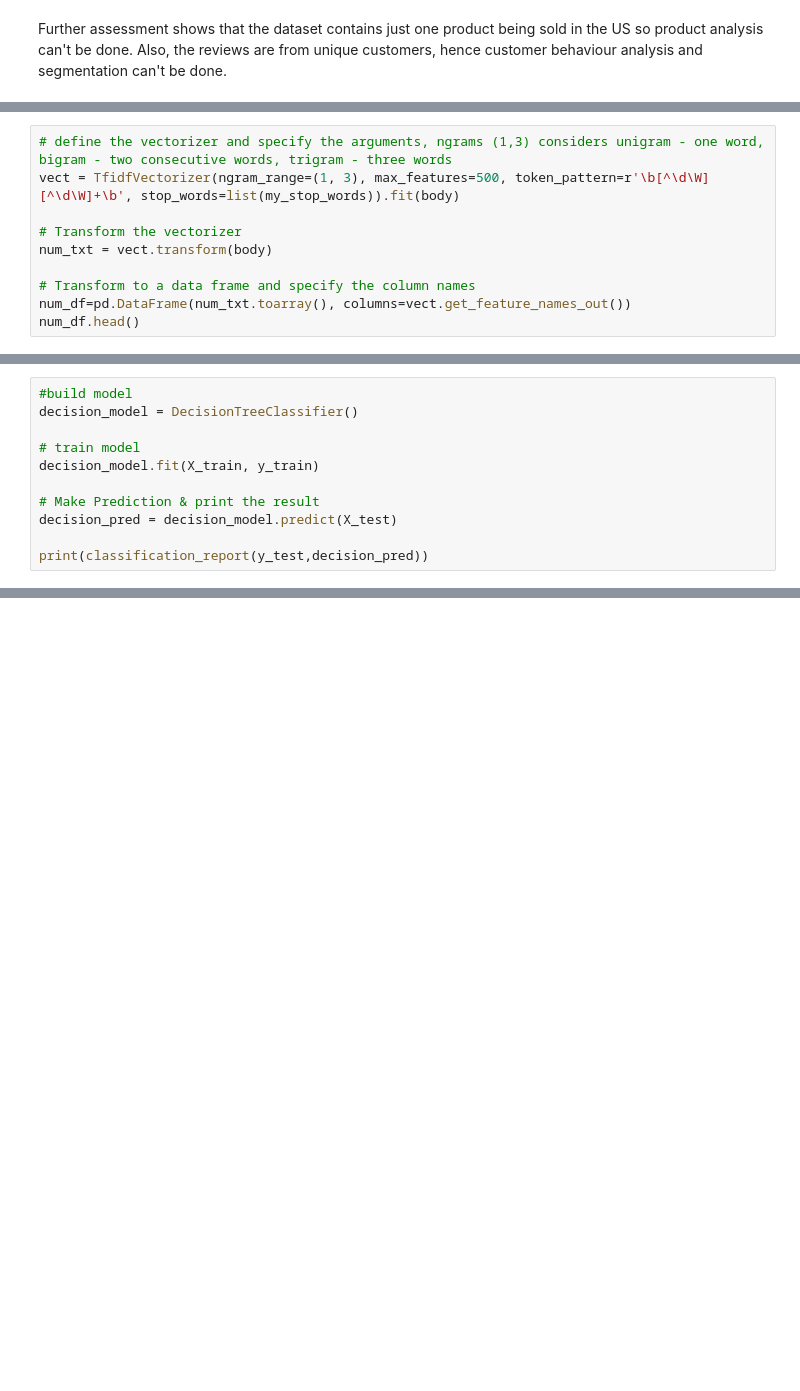
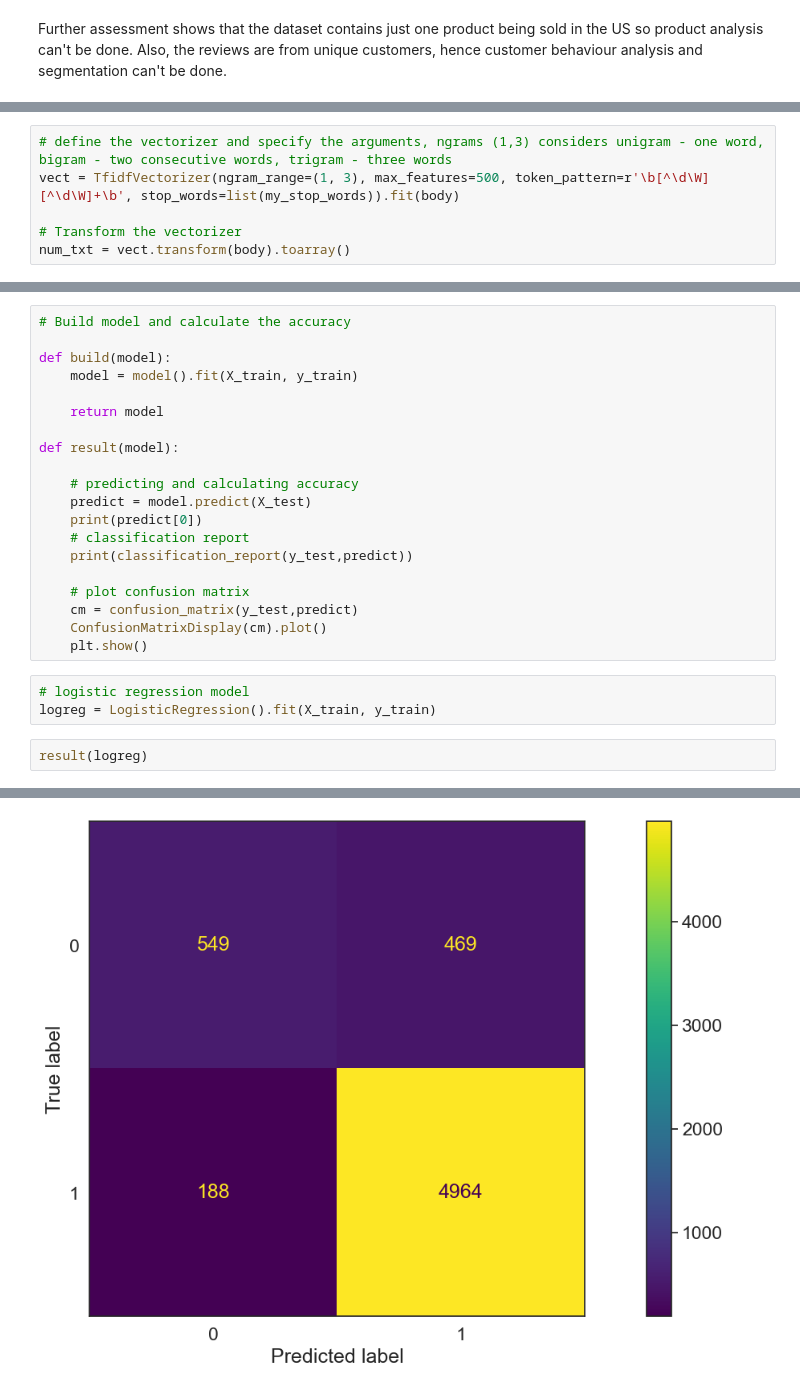
Before and after one commit to PeaceUdoka/Sentiment-analysis-with-python, a Jupyter notebook: Sentiment Analysis With Python.ipynb, the cells around one changed output, grey strips where cells are left out. Drawn from its saved outputs; the diff is of its cells as text; blank space fills up the shorter version.

```diff
--- a/Sentiment Analysis With Python.ipynb
+++ b/Sentiment Analysis With Python.ipynb
@@ -320,8 +322,4 @@ Further assessment shows that the dataset contains just one product being sold i
 vect = TfidfVectorizer(ngram_range=(1, 3), max_features=500, token_pattern=r'\b[^\d\W][^\d\W]+\b', stop_words=list(my_stop_words)).fit(body)
 
 # Transform the vectorizer
-num_txt = vect.transform(body)
-
-# Transform to a data frame and specify the column names
-num_df=pd.DataFrame(num_txt.toarray(), columns=vect.get_feature_names_out())
-num_df.head()
+num_txt = vect.transform(body).toarray()
@@ -449,11 +336,0 @@ plt.show()
-# %%
-#build model
-decision_model = DecisionTreeClassifier()
-
-# train model
-decision_model.fit(X_train, y_train)
-
-# Make Prediction & print the result
-decision_pred = decision_model.predict(X_test)
-
-print(classification_report(y_test,decision_pred))
@@ -475,0 +337,26 @@ plt.show()
+# %%
+# Build model and calculate the accuracy
+
+def build(model):
+    model = model().fit(X_train, y_train)
+
+    return model
+
+def result(model):
+
+    # predicting and calculating accuracy
+    predict = model.predict(X_test)
+    print(predict[0])
+    # classification report
+    print(classification_report(y_test,predict))
+
+    # plot confusion matrix
+    cm = confusion_matrix(y_test,predict)
+    ConfusionMatrixDisplay(cm).plot()
+    plt.show()
+# %%
+# logistic regression model
+logreg = LogisticRegression().fit(X_train, y_train)
+# %%
+result(logreg)
+# %% [output]
@@ -475,0 +372 @@ plt.show()
+[figure, added]
```
Also changed, not shown: parts of 30 cells of this notebook, 4 other files.
